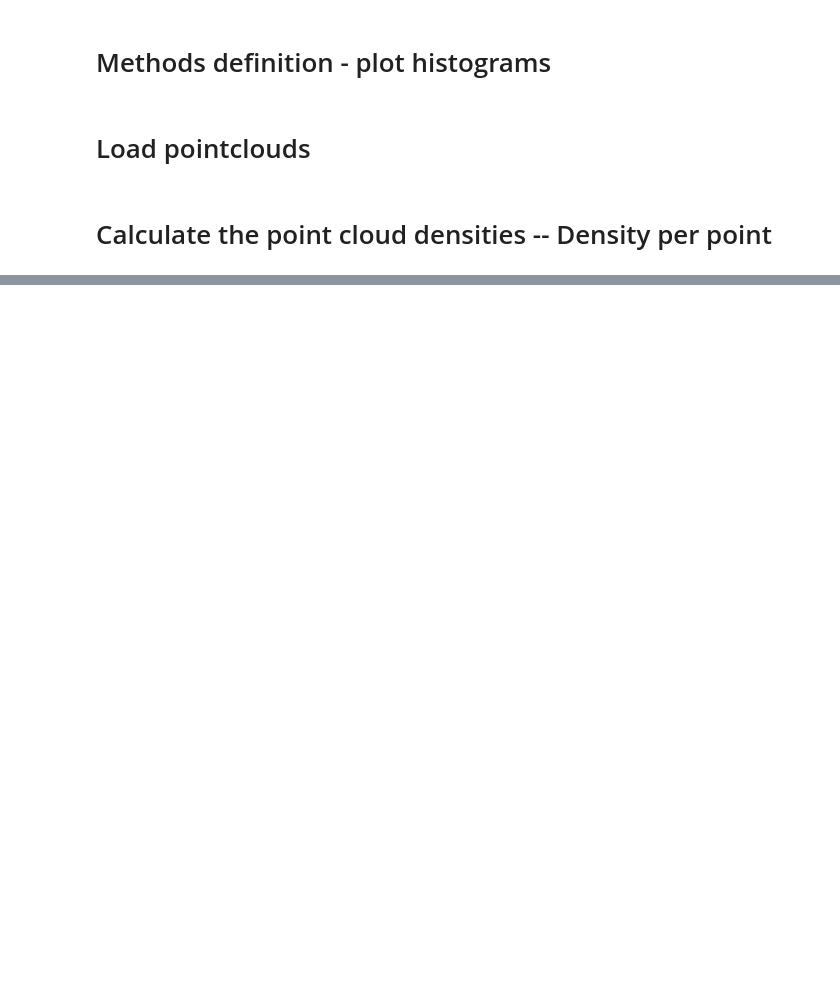
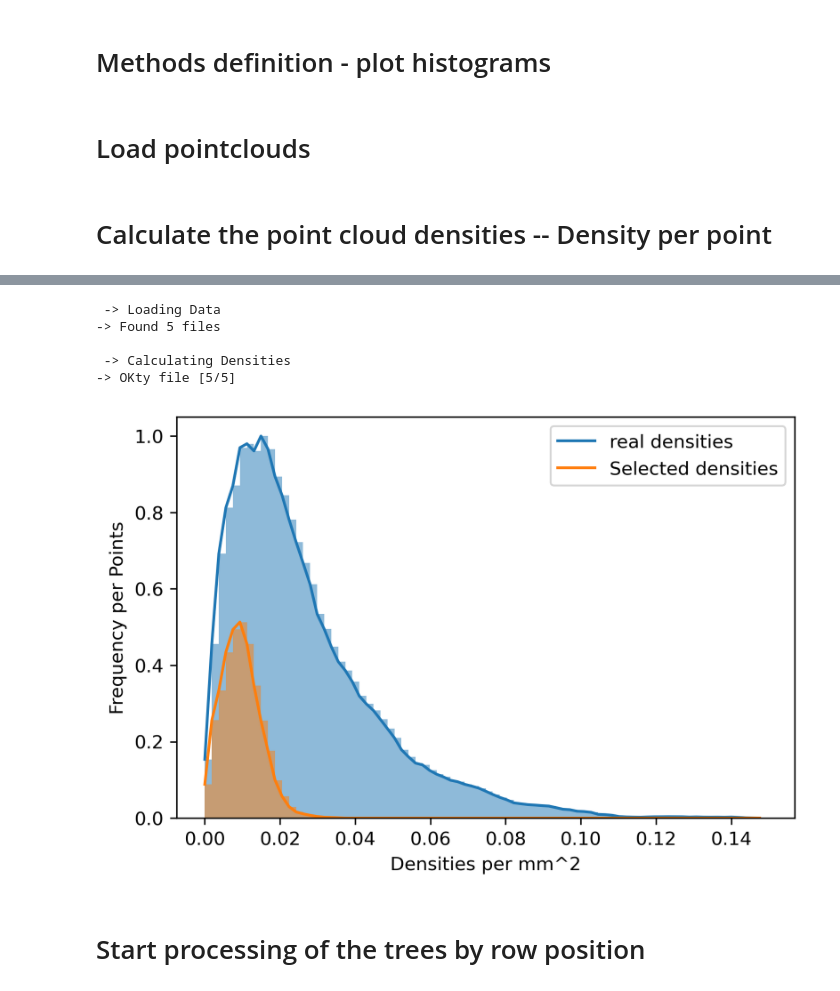
Before and after one commit to jrojas9206/fruithunter, a Jupyter notebook: paper002/230208_pointcloud_densities.ipynb, the cells around one changed output, grey strips where cells are left out. Saved outputs shown, nothing was run; the diff lists cells and outputs as text; code cells hidden in the pictures; blank space fills up the shorter version.

Commit message:
update densities

```diff
--- a/paper002/230208_pointcloud_densities.ipynb
+++ b/paper002/230208_pointcloud_densities.ipynb
@@ -32,7 +32,8 @@ def plot_comparison(datas, nbbins = 80):
         plt.plot(bins[:-1]+width/2, hist, label = name)
     plt.legend()
 # %%
-def compare_densities(dicDensities, nbins=80):
+def compare_densities(dicDensities, nbins=80, plot_dpi=300, xlabel="Densities per mm^2",
+                    ylabel="Frequency per Points", scaler=10e6):
     maxDensities_freq = 0
     _, bins_of_ref = np.histogram(np.concatenate(list(dicDensities.values())), bins=nbins)
     legends = []
@@ -45,19 +46,25 @@ def compare_densities(dicDensities, nbins=80):
             maxFreqPc = a_key
         else:
             continue
-    print("The maximu freq correspond to %s" %(maxFreqPc))
-
+    #print("The maximu freq correspond to %s" %(maxFreqPc))
+    plt.figure(dpi=plot_dpi)
+    width = 0
     for a_key in dicDensities.keys():
         a_freq, _ = np.histogram(dicDensities[a_key], bins=bins_of_ref)
         # Scale the frequencies
         a_freq = a_freq/maxDensities_freq
         # Bar parameters
-        binscenters = (bins_of_ref[:-1] + bins_of_ref[1:]) / 2
-        width = (bins_of_ref[1]-bins_of_ref[0])
+        binscenters = ((bins_of_ref[:-1] + bins_of_ref[1:])/2)/scaler
+        width = (bins_of_ref[1]-bins_of_ref[0])/scaler
         #Plot
-        plt.bar(binscenters/max(bins_of_ref), a_freq, width/max(bins_of_ref), align='center')
+        plt.bar(binscenters, a_freq, width,
+                align='center', alpha=1/len(list(dicDensities.keys())))
+        plt.plot((bins_of_ref[:-1]/scaler)+(width)/scaler,
+                 a_freq)
         legends.append(a_key)
         plt.legend(legends)
+        plt.ylabel(ylabel)
+        plt.xlabel(xlabel)
 # %% [markdown]
 # Load pointclouds
 # %%
@@ -106,5 +113,5 @@ def compute_densities2(path, radius=0.1):
 # %%
 real_data_path =  "/home/jprb/Documents/annotated_real_data/noFloor/"
-synthetic_sres006 = "/home/jprb/Documents/synthetic_exp/220725_new_virtual_scan/to_evaluate/sress_006/"
+synthetic_sres006 = "/home/jprb/Documents/synthetic_exp/220725_new_virtual_scan/230111_jitter_04_rw_04_sres_017/"
 # %%
 real_scans_densities = compute_densities2(real_data_path)
@@ -111,7 +124,19 @@ real_scans_densities = compute_densities2(real_data_path)
 # %%
 densities_synthetic = compute_densities2(synthetic_sres006)
+# %% [output]
+ -> Loading Data
+-> Found 5 files
+
+ -> Calculating Densities
+-> OKty file [5/5]
 # %%
 dict2plot =  {
                 "real densities" : np.concatenate(list(real_scans_densities.values())),
-                "fake_densities" : np.concatenate(list(densities_synthetic.values())),
+                "Selected densities" : np.concatenate(list(densities_synthetic.values())),
               }
+# %%
+compare_densities(dict2plot, nbins=80, scaler=10e6)
+# %% [output]
+[figure, added]
+# %% [markdown]
+# Start processing of the trees by row position
```
Also changed, not shown: parts of 18 cells of this notebook.
